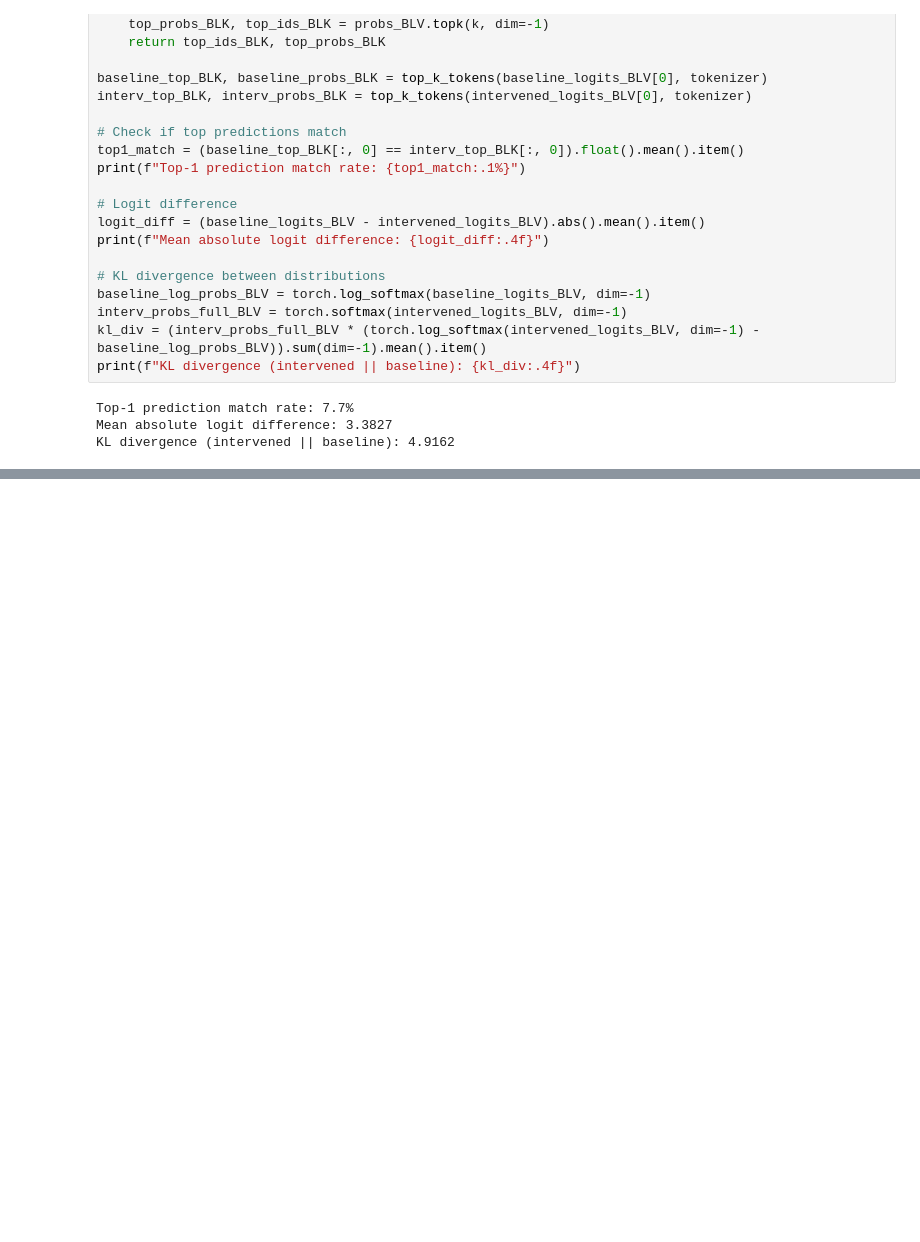
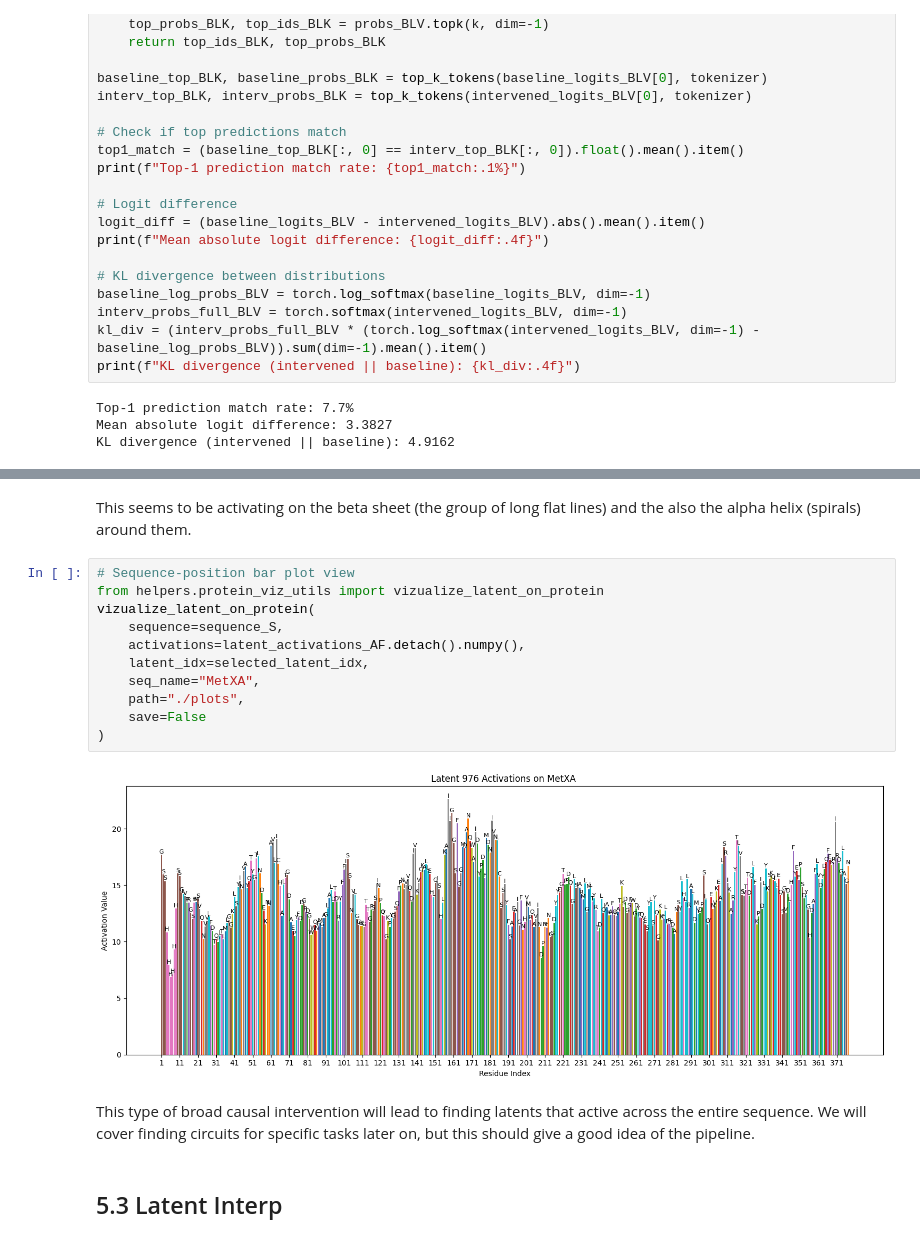
Before and after one commit to NainaniJatinZ/plm_nnsight, a Jupyter notebook: plm_nnsight.ipynb, the cells around one changed output, grey strips where cells are left out. Cells and saved outputs as stored; diff of their text form; blank space fills up the shorter version.

```diff
--- a/plm_nnsight.ipynb
+++ b/plm_nnsight.ipynb
@@ -551,0 +792,19 @@ This section will cover more advanced techniques for mechanistic interpretabilit
+# %% [markdown]
+This seems to be activating on the beta sheet (the group of long flat lines) and the also the alpha helix (spirals) around them.
+# %%
+# Sequence-position bar plot view
+from helpers.protein_viz_utils import vizualize_latent_on_protein
+vizualize_latent_on_protein(
+    sequence=sequence_S,
+    activations=latent_activations_AF.detach().numpy(),
+    latent_idx=selected_latent_idx,
+    seq_name="MetXA",
+    path="./plots",
+    save=False
+)
+# %% [output]
+[figure, added]
+# %% [markdown]
+This type of broad causal intervention will lead to finding latents that active across the entire sequence. We will cover finding circuits for specific tasks later on, but this should give a good idea of the pipeline.
+# %% [markdown]
+## 5.3 Latent Interp
```
Also changed, not shown: parts of 43 cells of this notebook, 4 other files.
